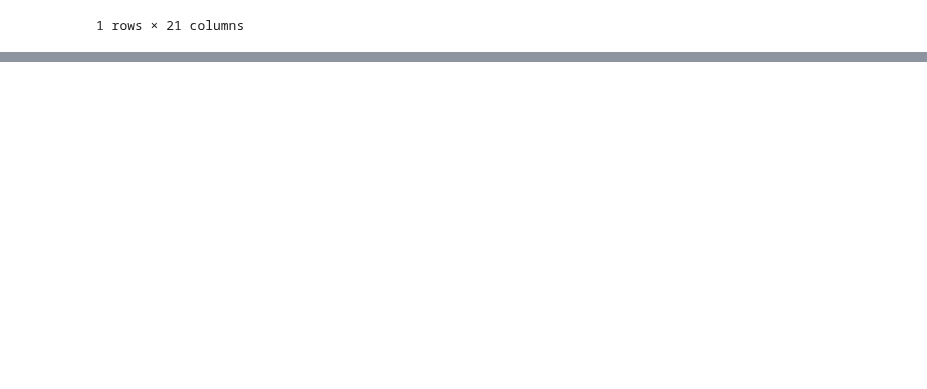
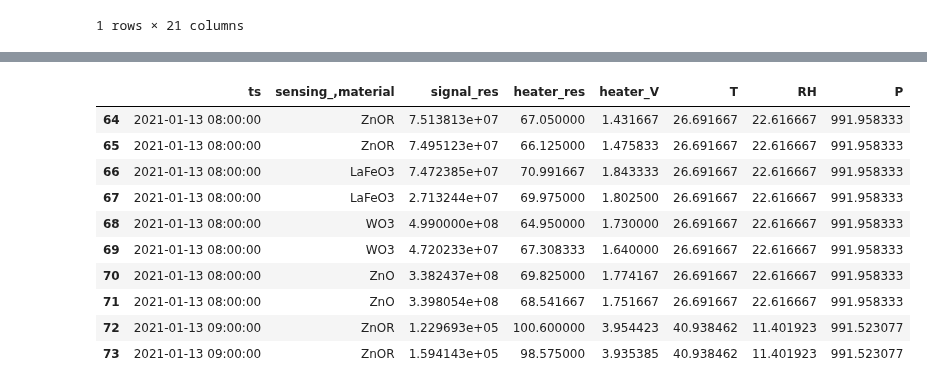
Before and after one commit to WebValley2022/webvalley-dashboard, a Jupyter notebook: Davide1.ipynb, the cells around one changed output, grey strips where cells are left out. Drawn from its saved outputs; the diff is of its cells as text; code cells hidden in the pictures; blank space fills up the shorter version.

```diff
--- a/Davide1.ipynb
+++ b/Davide1.ipynb
@@ -335,0 +366,39 @@ TypeError: 'DataFrame' object is not callable
+# %%
+from cmath import nan
+import pandas as pd
+import numpy as np
+from matplotlib import pyplot as plt
+import seaborn as sns
+import altair as alt
+
+dfFBK1 = pd.read_csv('FBK data/appa1_new.csv', encoding='windows-1252')
+dfFBK1 = dfFBK1.dropna()
+dfFBK1=dfFBK1.drop(dfFBK1.columns[[8,9,10,11,12,13]], axis=1)
+
+dfFBK1["signal_res"] = dfFBK1["signal_res"].astype(float)
+dfFBK1["heater_res"] = dfFBK1["heater_res"].astype(float)
+dfFBK1["heater_V"] = dfFBK1["heater_V"].astype(float)
+dfFBK1["T"] = dfFBK1["T"].astype(float)
+dfFBK1["RH"] = dfFBK1["RH"].astype(float)
+dfFBK1["P"] = dfFBK1["P"].astype(float)
+dfFBK1["T"] = dfFBK1["T"].astype(float)
+
+dfFBK1.reset_index()
+
+#dfStazione["Data"] = dfStazione["Data"].str.slice(stop=10)
+#dfStazione['Data'] = pd.to_datetime(dfStazione['Data'])
+#dfStazioneDaily = dfStazione.groupby(["Data", "Inquinante"]).mean()
+
+dfFBK1.head(10)
+# %% [output]
+|  | ts | sensing_,material | signal_res | heater_res | heater_V | T | RH | P |
+| 64 | 2021-01-13 08:00:00 | ZnOR | 7.513813e+07 | 67.050000 | 1.431667 | 26.691667 | 22.616667 | 991.958333 |
+| 65 | 2021-01-13 08:00:00 | ZnOR | 7.495123e+07 | 66.125000 | 1.475833 | 26.691667 | 22.616667 | 991.958333 |
+| 66 | 2021-01-13 08:00:00 | LaFeO3 | 7.472385e+07 | 70.991667 | 1.843333 | 26.691667 | 22.616667 | 991.958333 |
+| 67 | 2021-01-13 08:00:00 | LaFeO3 | 2.713244e+07 | 69.975000 | 1.802500 | 26.691667 | 22.616667 | 991.958333 |
+| 68 | 2021-01-13 08:00:00 | WO3 | 4.990000e+08 | 64.950000 | 1.730000 | 26.691667 | 22.616667 | 991.958333 |
+| 69 | 2021-01-13 08:00:00 | WO3 | 4.720233e+07 | 67.308333 | 1.640000 | 26.691667 | 22.616667 | 991.958333 |
+| 70 | 2021-01-13 08:00:00 | ZnO | 3.382437e+08 | 69.825000 | 1.774167 | 26.691667 | 22.616667 | 991.958333 |
+| 71 | 2021-01-13 08:00:00 | ZnO | 3.398054e+08 | 68.541667 | 1.751667 | 26.691667 | 22.616667 | 991.958333 |
+| 72 | 2021-01-13 09:00:00 | ZnOR | 1.229693e+05 | 100.600000 | 3.954423 | 40.938462 | 11.401923 | 991.523077 |
+| 73 | 2021-01-13 09:00:00 | ZnOR | 1.594143e+05 | 98.575000 | 3.935385 | 40.938462 | 11.401923 | 991.523077 |
```
Also changed, not shown: parts of 9 cells of this notebook.
